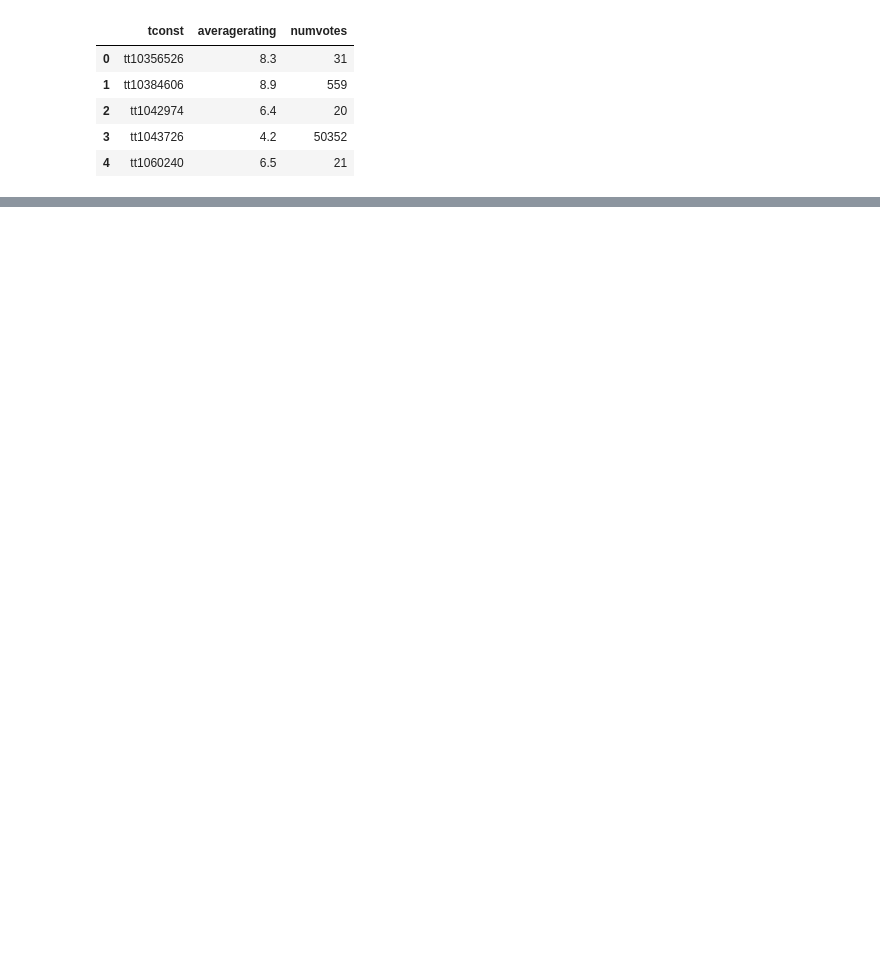
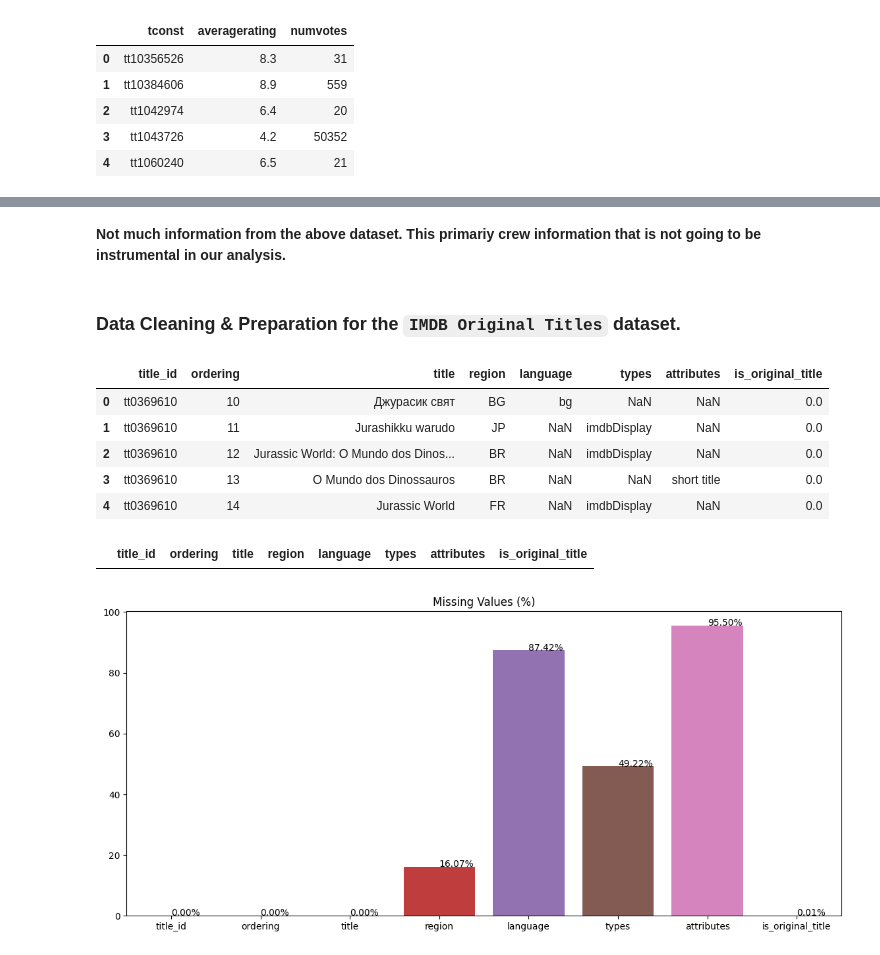
Before and after one commit to TarachaR/Microsoft-s-Film-Strategy-Based-on-Box-Office-Data---A-Preliminary-Analysis, a Jupyter notebook: index.ipynb, the cells around one changed output, grey strips where cells are left out. Drawn from its saved outputs; the diff is of its cells as text; code cells hidden in the pictures; blank space fills up the shorter version.

```diff
--- a/index.ipynb
+++ b/index.ipynb
@@ -47,0 +344,15 @@ IMDB_title_akas_df.head()
+# %% [markdown]
+**Not much information from the above dataset. This primariy crew information that is not going to be instrumental in our analysis.**
+# %% [markdown]
+### Data Cleaning & Preparation for the `IMDB Original Titles` dataset.
+# %%
+visualize_missing_values(IMDB_title_akas_df)
+# %% [output]
+|  | title_id | ordering | title | region | language | types | attributes | is_original_title |
+| 0 | tt0369610 | 10 | Джурасик свят | BG | bg | NaN | NaN | 0.0 |
+| 1 | tt0369610 | 11 | Jurashikku warudo | JP | NaN | imdbDisplay | NaN | 0.0 |
+| 2 | tt0369610 | 12 | Jurassic World: O Mundo dos Dinos... | BR | NaN | imdbDisplay | NaN | 0.0 |
+| 3 | tt0369610 | 13 | O Mundo dos Dinossauros | BR | NaN | NaN | short title | 0.0 |
+| 4 | tt0369610 | 14 | Jurassic World | FR | NaN | imdbDisplay | NaN | 0.0 |
+|  | title_id | ordering | title | region | language | types | attributes | is_original_title |
+[figure, added]
```
Also changed, not shown: parts of 74 cells of this notebook, 1 other file.
